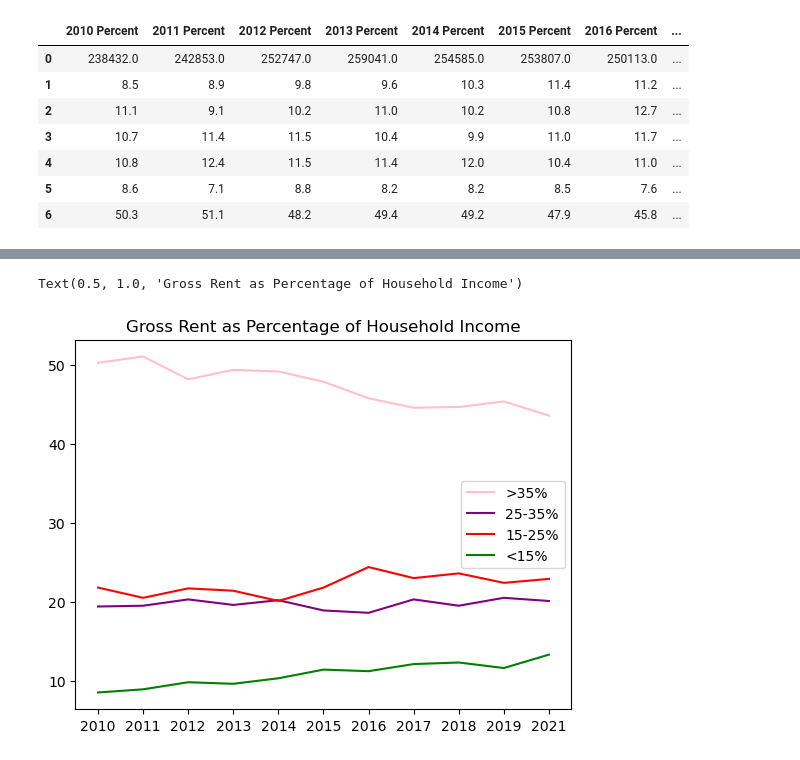
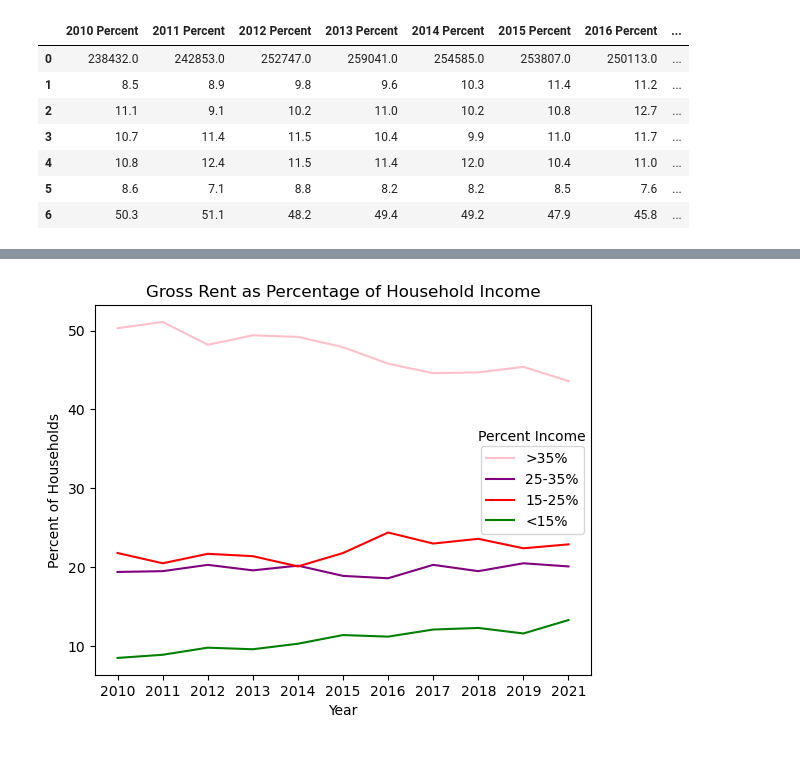
Before and after one commit to Aramed23/Project_1, a Jupyter notebook: StephenNotebook.ipynb, the cells around one changed output, grey strips where cells are left out. Cells and saved outputs as stored; diff of their text form; code cells hidden in the pictures.

```diff
--- a/StephenNotebook.ipynb
+++ b/StephenNotebook.ipynb
@@ -451,12 +295,18 @@ group25_35=grp_df.iloc[3:5].sum()
 # %%
 years=['2010','2011','2012','2013','2014','2015','2016','2017','2018','2019','2021']
 plt.plot(years, grp_df.T[6], color='pink', label='>35%')
 plt.plot(years, group25_35, color='purple', label='25-35%')
 plt.plot(years, group15_25, color='red', label='15-25%')
 plt.plot(years, grp_df.T[1], color='green', label='<15%')
 
+plt.annotate(annotation2,(-.25,125000),fontsize=10,color='green')
+
 plt.legend(loc='best')
 plt.title("Gross Rent as Percentage of Household Income")
+plt.xlabel("Year")
+plt.ylabel("Percent of Households")
+annotation3="Percent Income"
+plt.annotate(annotation3,(8,36),color='black')
+plt.show()
 # %% [output]
-Text(0.5, 1.0, 'Gross Rent as Percentage of Household Income')
-[figure, old version]
+[figure, new version]
```
Also changed, not shown: parts of 21 cells of this notebook.
